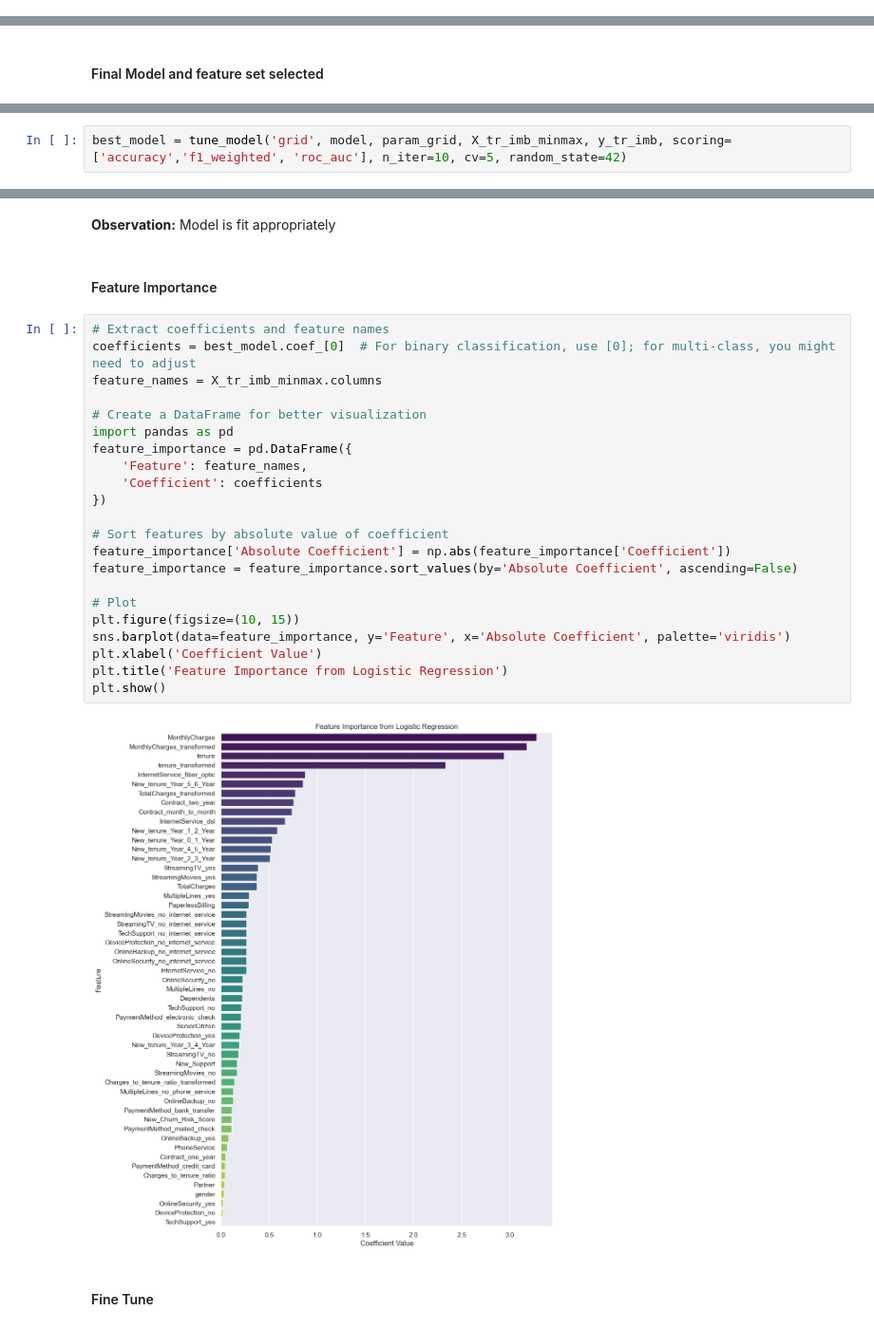
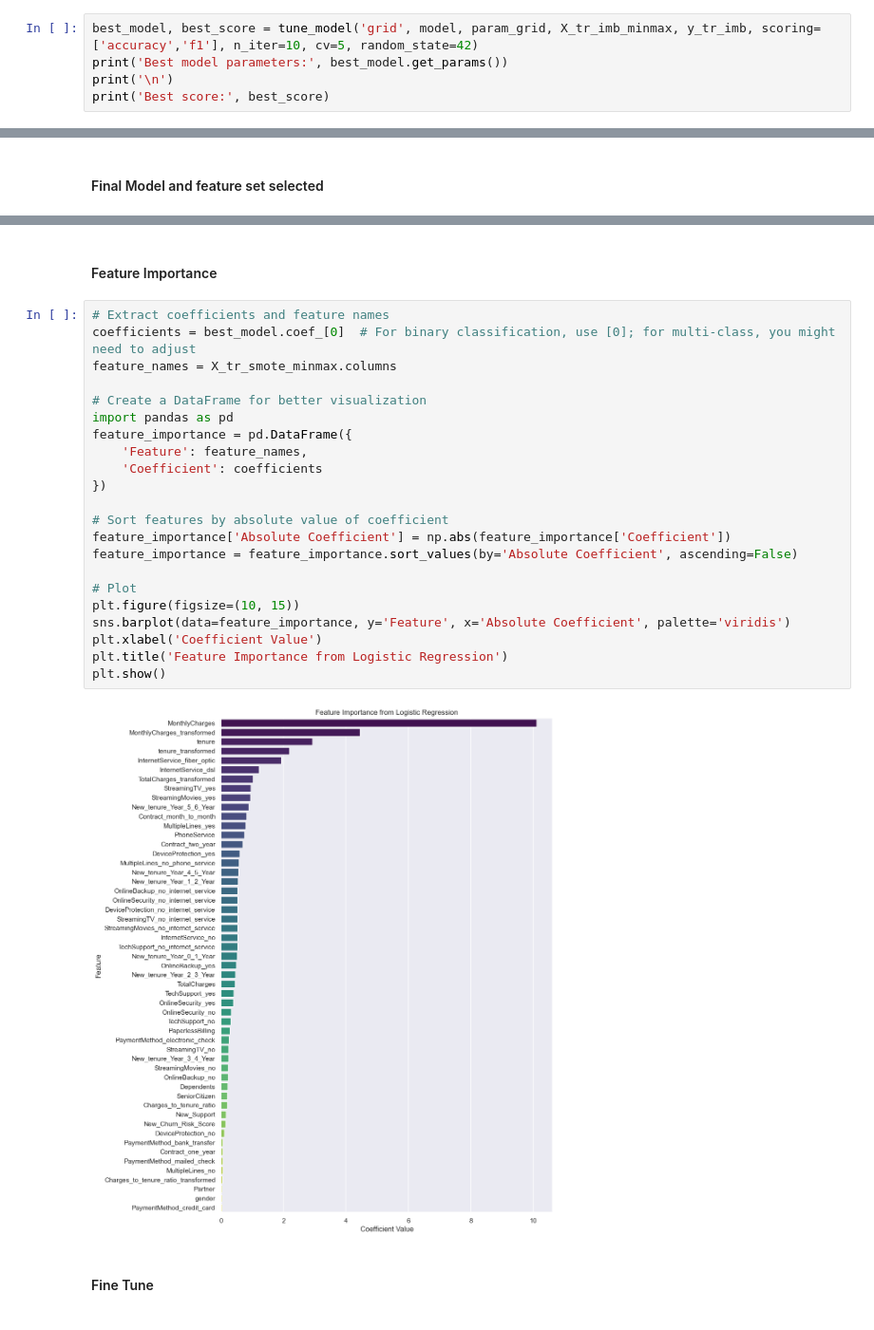
Before and after one commit to KiranMahendrakar93/telco-customera-churn, a Jupyter notebook: 3_model_building.ipynb, the cells around one changed output, grey strips where cells are left out. Shown at 95% size. Drawn from its saved outputs; the diff is of its cells as text.

```diff
--- a/3_model_building.ipynb
+++ b/3_model_building.ipynb
@@ -381,0 +399,5 @@ weighted avg       0.80      0.80      0.80      1407
+# %%
+best_model, best_score = tune_model('grid', model, param_grid, X_tr_imb_minmax, y_tr_imb, scoring=['accuracy','f1'], n_iter=10, cv=5, random_state=42)
+print('Best model parameters:', best_model.get_params())
+print('\n')
+print('Best score:', best_score)
@@ -390,2 +436,0 @@ param_grid = model_params['Logistic Regression']
-# %%
-best_model = tune_model('grid', model, param_grid, X_tr_imb_minmax, y_tr_imb, scoring=['accuracy','f1_weighted', 'roc_auc'], n_iter=10, cv=5, random_state=42)
@@ -444,31 +464,29 @@ weighted avg       0.79      0.80      0.80      1407
-# %% [markdown]
-**Observation:** Model is fit appropriately
 # %% [markdown]
 #### Feature Importance
 # %%
 # Extract coefficients and feature names
 coefficients = best_model.coef_[0]  # For binary classification, use [0]; for multi-class, you might need to adjust
-feature_names = X_tr_imb_minmax.columns
+feature_names = X_tr_smote_minmax.columns
 
 # Create a DataFrame for better visualization
 import pandas as pd
 feature_importance = pd.DataFrame({
     'Feature': feature_names,
     'Coefficient': coefficients
 })
 
 # Sort features by absolute value of coefficient
 feature_importance['Absolute Coefficient'] = np.abs(feature_importance['Coefficient'])
 feature_importance = feature_importance.sort_values(by='Absolute Coefficient', ascending=False)
 
 # Plot
 plt.figure(figsize=(10, 15))
 sns.barplot(data=feature_importance, y='Feature', x='Absolute Coefficient', palette='viridis')
 plt.xlabel('Coefficient Value')
 plt.title('Feature Importance from Logistic Regression')
 plt.show()
 # %% [output]
-[figure, old version]
+[figure, new version]
 # %% [markdown]
 #### Fine Tune
 # %%
```
Also changed, not shown: parts of 35 cells of this notebook, 1 other file.
